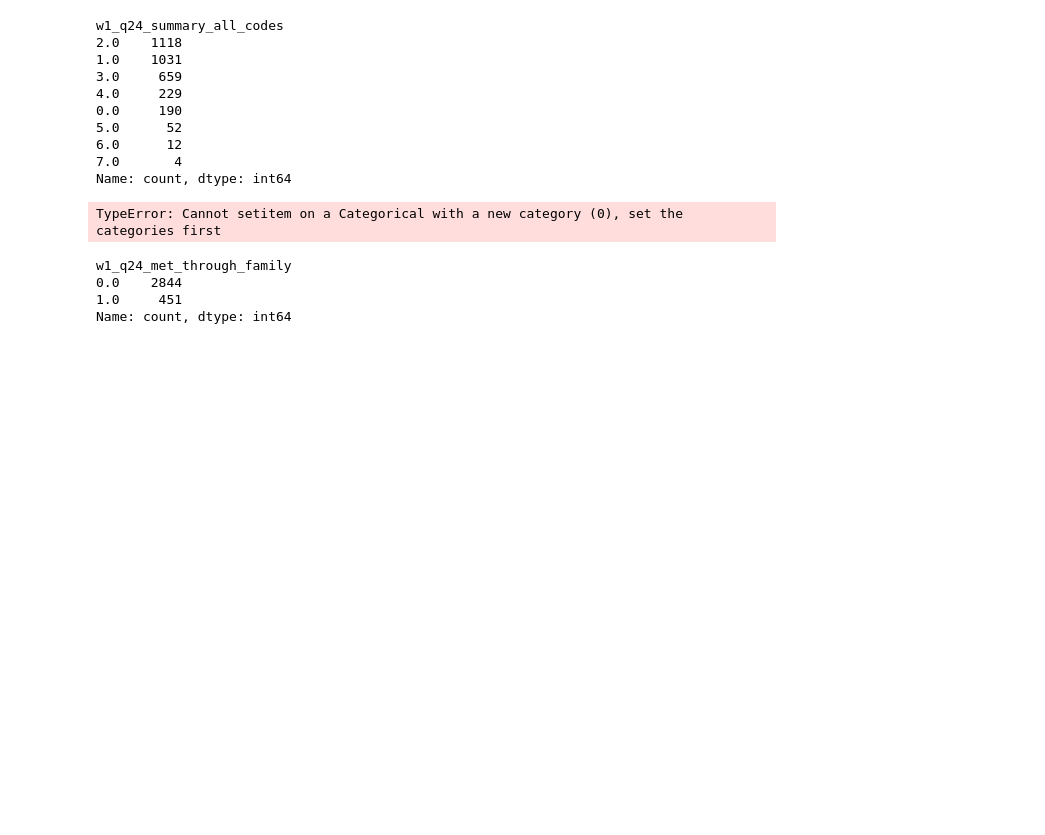
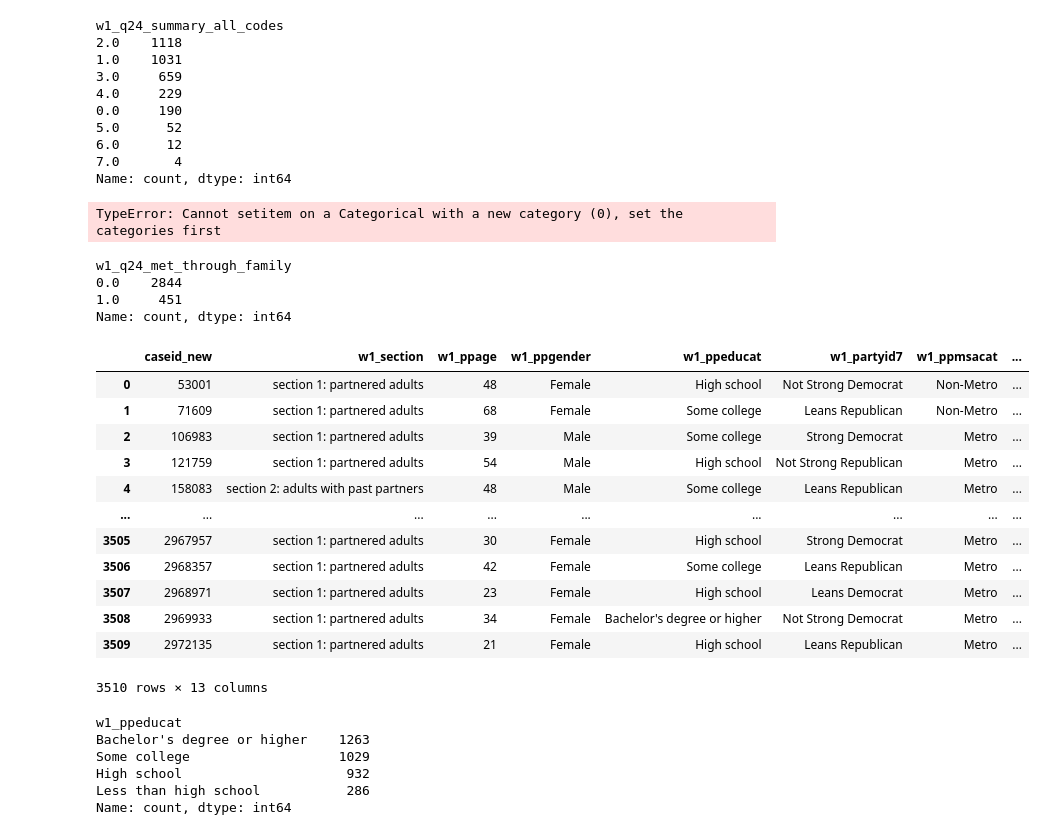
Before and after one commit to JanKazimir/okcupid, a Jupyter notebook: notebooks/jan_exploring_data.ipynb, the cells around one changed output. Cells and saved outputs as stored; diff of their text form; code cells hidden in the pictures; blank space fills up the shorter version.

Commit message:
starting to cluster

```diff
--- a/notebooks/jan_exploring_data.ipynb
+++ b/notebooks/jan_exploring_data.ipynb
@@ -178,3 +174,29 @@ w1_q24_met_through_family
 0.0    2844
 1.0     451
 Name: count, dtype: int64
+# %%
+df_cluster = df[['caseid_new', 'w1_section', 'w1_ppage','w1_ppgender','w1_ppeducat','w1_partyid7','w1_ppmsacat', 'w1_same_sex_couple','w1_ppincimp_cat','w1_q32','w1_year_fraction_relstart','w1_max_relation_status','w1_weekly_sex_frequency']]
+df_cluster
+# %% [output]
+|  | caseid_new | w1_section | w1_ppage | w1_ppgender | w1_ppeducat | w1_partyid7 | w1_ppmsacat | ... |
+| 0 | 53001 | section 1: partnered adults | 48 | Female | High school | Not Strong Democrat | Non-Metro | ... |
+| 1 | 71609 | section 1: partnered adults | 68 | Female | Some college | Leans Republican | Non-Metro | ... |
+| 2 | 106983 | section 1: partnered adults | 39 | Male | Some college | Strong Democrat | Metro | ... |
+| 3 | 121759 | section 1: partnered adults | 54 | Male | High school | Not Strong Republican | Metro | ... |
+| 4 | 158083 | section 2: adults with past partners | 48 | Male | Some college | Leans Republican | Metro | ... |
+| ... | ... | ... | ... | ... | ... | ... | ... | ... |
+| 3505 | 2967957 | section 1: partnered adults | 30 | Female | High school | Strong Democrat | Metro | ... |
+| 3506 | 2968357 | section 1: partnered adults | 42 | Female | Some college | Leans Republican | Metro | ... |
+| 3507 | 2968971 | section 1: partnered adults | 23 | Female | High school | Leans Democrat | Metro | ... |
+| 3508 | 2969933 | section 1: partnered adults | 34 | Female | Bachelor's degree or higher | Not Strong Democrat | Metro | ... |
+| 3509 | 2972135 | section 1: partnered adults | 21 | Female | High school | Leans Republican | Metro | ... |
+3510 rows × 13 columns
+# %%
+df_cluster["w1_ppeducat"].value_counts()
+# %% [output]
+w1_ppeducat
+Bachelor's degree or higher    1263
+Some college                   1029
+High school                     932
+Less than high school           286
+Name: count, dtype: int64
```
Also changed, not shown: parts of 1 cell of this notebook, 2 other files.
